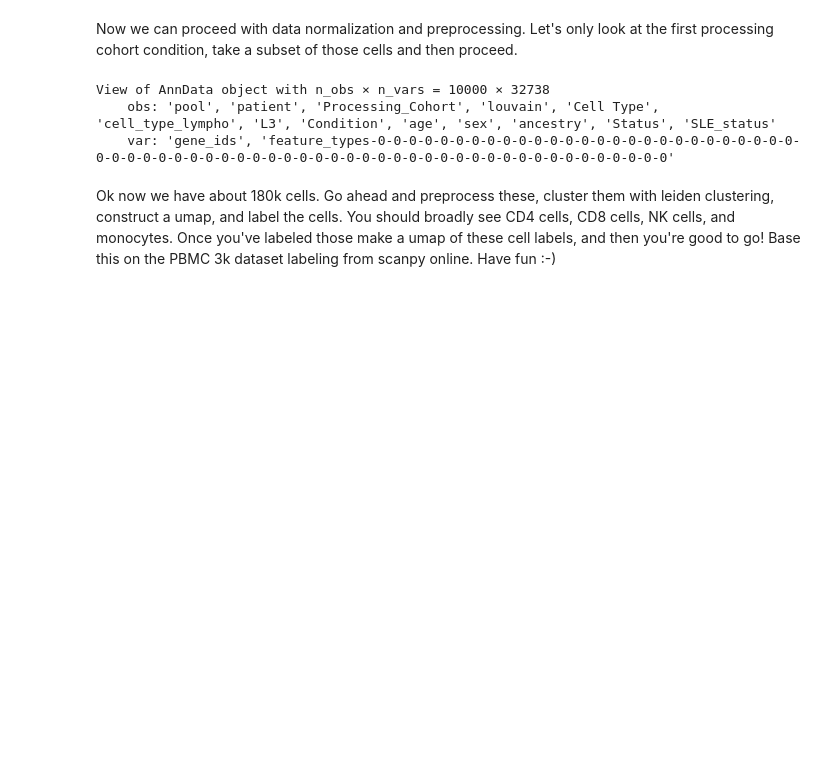
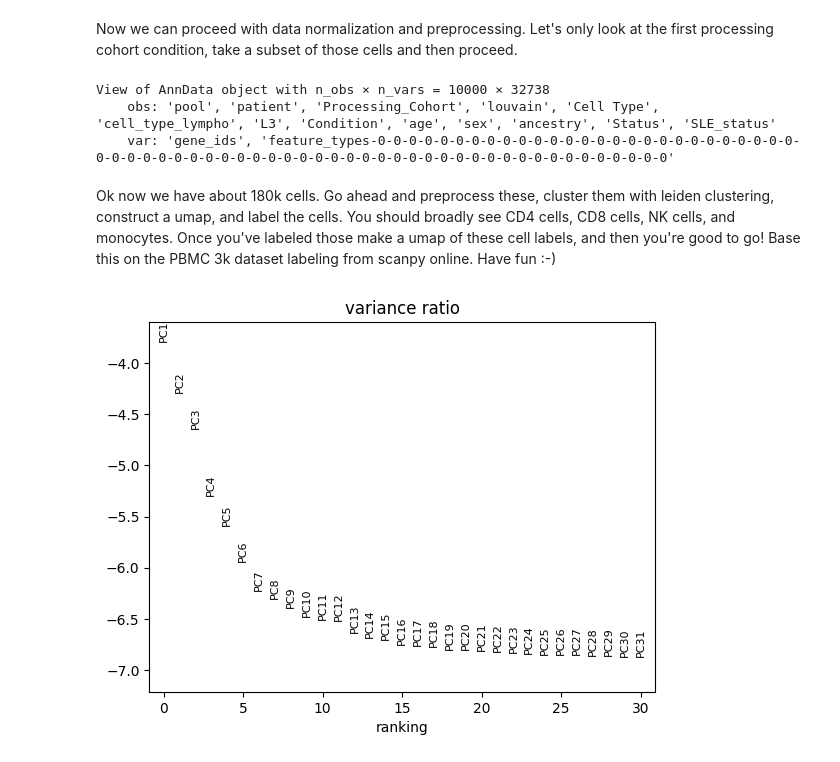
Before and after one commit to meyer-lab/bi-cytok, a Jupyter notebook: HelenPractice.ipynb, the cells around one changed output. Saved outputs shown, nothing was run; the diff lists cells and outputs as text; code cells hidden in the pictures; blank space fills up the shorter version.

```diff
--- a/HelenPractice.ipynb
+++ b/HelenPractice.ipynb
@@ -110,0 +109,27 @@ Ok now we have about 180k cells. Go ahead and preprocess these, cluster them wit
+# %%
+# Work goes here.
+#pre processing XD
+sc.pp.filter_cells(X_ctrl, min_genes=200)
+sc.pp.filter_genes(X_ctrl, min_cells=3)
+
+X_ctrl.var['mt'] = X_ctrl.var_names.str.startswith('MT-')
+sc.pp.calculate_qc_metrics(X_ctrl, qc_vars=['mt'], percent_top=None, log1p=False, inplace=True)
+
+X_ctrl = X_ctrl[X_ctrl.obs.n_genes_by_counts < 2500, :]
+X_ctrl = X_ctrl[X_ctrl.obs.pct_counts_mt < 5, :].copy()
+
+sc.pp.normalize_total(X_ctrl, target_sum=1e4)
+
+sc.pp.log1p(X_ctrl)
+
+sc.pp.highly_variable_genes(X_ctrl, min_mean=0.0125, max_mean=3, min_disp=0.5)
+
+X_ctrl = X_ctrl[:, X_ctrl.var.highly_variable]
+
+sc.pp.regress_out(X_ctrl, ['total_counts', 'pct_counts_mt'])
+sc.pp.scale(X_ctrl, max_value=10)
+# %%
+sc.tl.pca(X_ctrl, svd_solver="arpack")
+sc.pl.pca_variance_ratio(X_ctrl, log=True)
+# %% [output]
+[figure, added]
```
Also changed, not shown: parts of 2 cells of this notebook.
